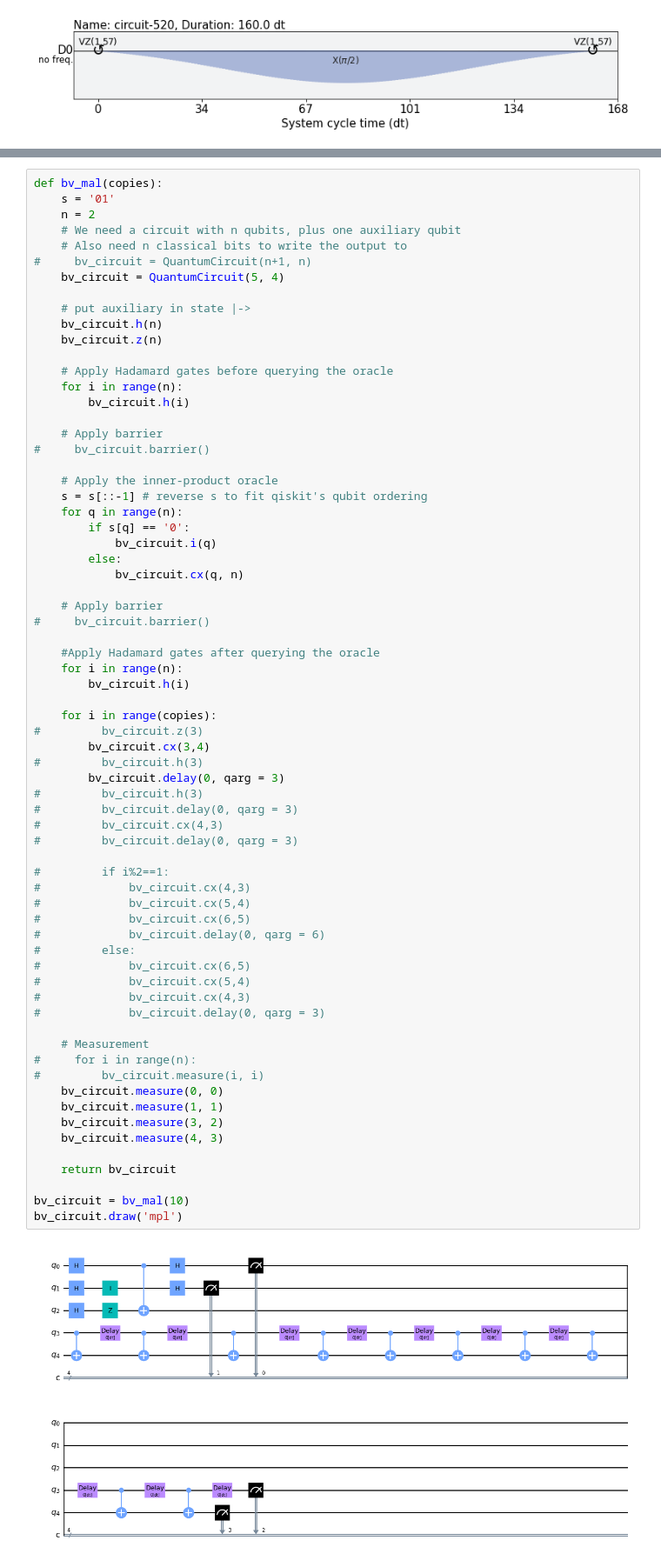
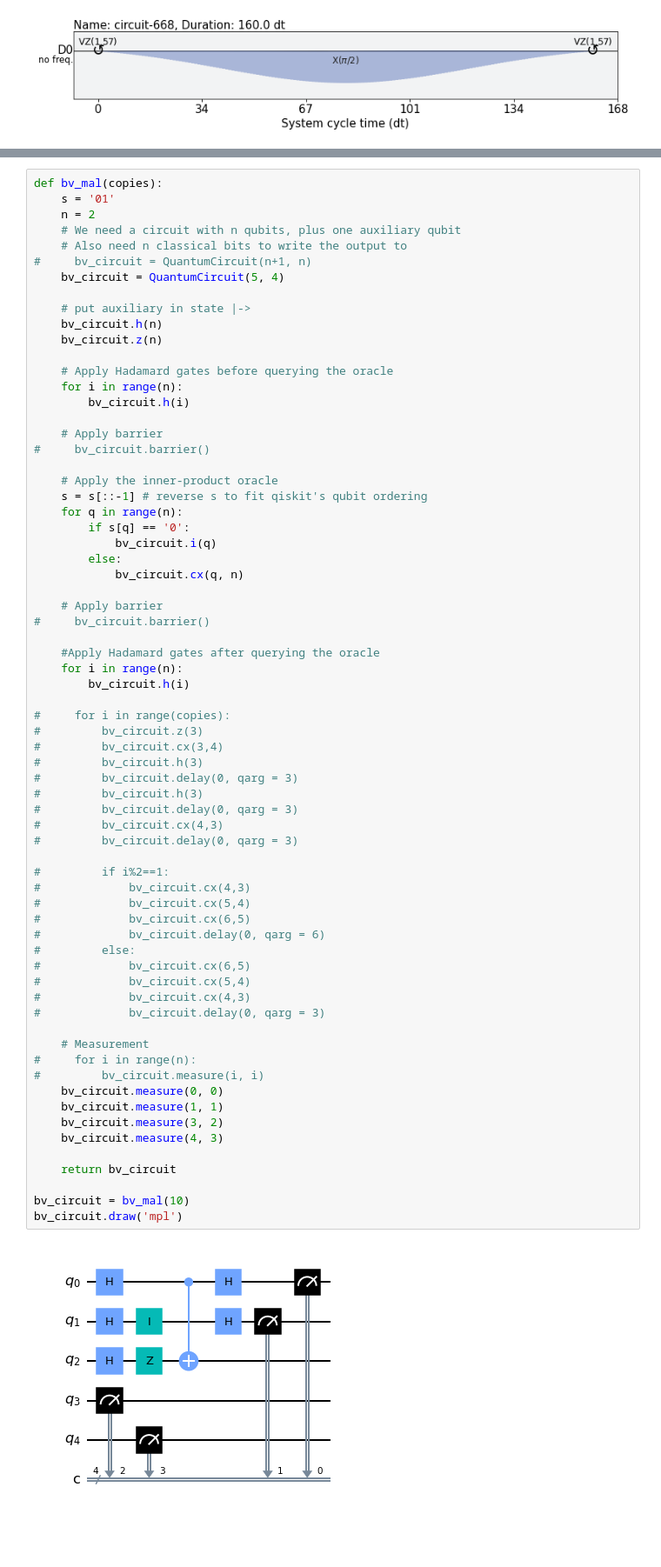
Before and after one commit to caslab-code/qc-antivirus, a Jupyter notebook: experiments/duration-analysis.ipynb, the cells around one changed output, grey strips where cells are left out. Shown at 87% size. Saved outputs shown, nothing was run; the diff lists cells and outputs as text; blank space fills up the shorter version.

Commit message:
malicious circuit figures added

```diff
--- a/experiments/duration-analysis.ipynb
+++ b/experiments/duration-analysis.ipynb
@@ -133,38 +135,38 @@ def bv_mal(copies):
     for i in range(n):
         bv_circuit.h(i)
 
-    for i in range(copies):
+#     for i in range(copies):
 #         bv_circuit.z(3)
-        bv_circuit.cx(3,4)
+#         bv_circuit.cx(3,4)
 #         bv_circuit.h(3)
-        bv_circuit.delay(0, qarg = 3)
+#         bv_circuit.delay(0, qarg = 3)
 #         bv_circuit.h(3)
 #         bv_circuit.delay(0, qarg = 3)
 #         bv_circuit.cx(4,3)
 #         bv_circuit.delay(0, qarg = 3)
 
 #         if i%2==1:
 #             bv_circuit.cx(4,3)
 #             bv_circuit.cx(5,4)
 #             bv_circuit.cx(6,5)
 #             bv_circuit.delay(0, qarg = 6)
 #         else:
 #             bv_circuit.cx(6,5)
 #             bv_circuit.cx(5,4)
 #             bv_circuit.cx(4,3)
 #             bv_circuit.delay(0, qarg = 3)
 
     # Measurement
 #     for i in range(n):
 #         bv_circuit.measure(i, i)
     bv_circuit.measure(0, 0)
     bv_circuit.measure(1, 1)
     bv_circuit.measure(3, 2)
     bv_circuit.measure(4, 3)
 
     return bv_circuit
 
 bv_circuit = bv_mal(10)
 bv_circuit.draw('mpl')
 # %% [output]
-[figure, old version]
+[figure, new version]
```
Also changed, not shown: parts of 16 cells of this notebook, 32 other files.
